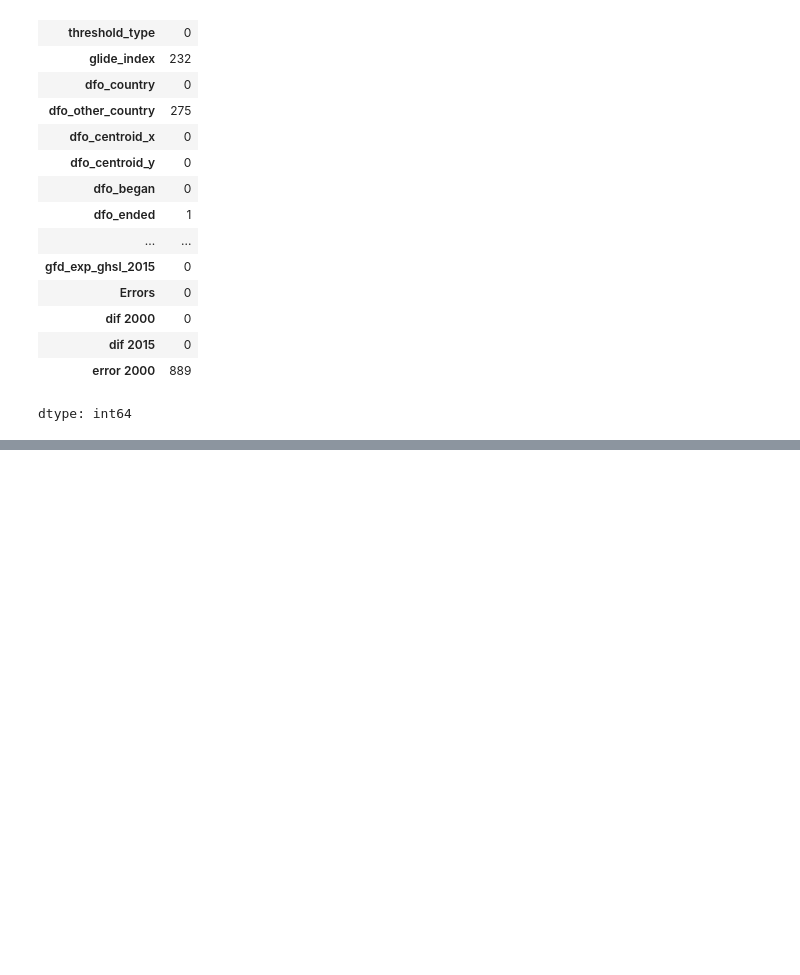
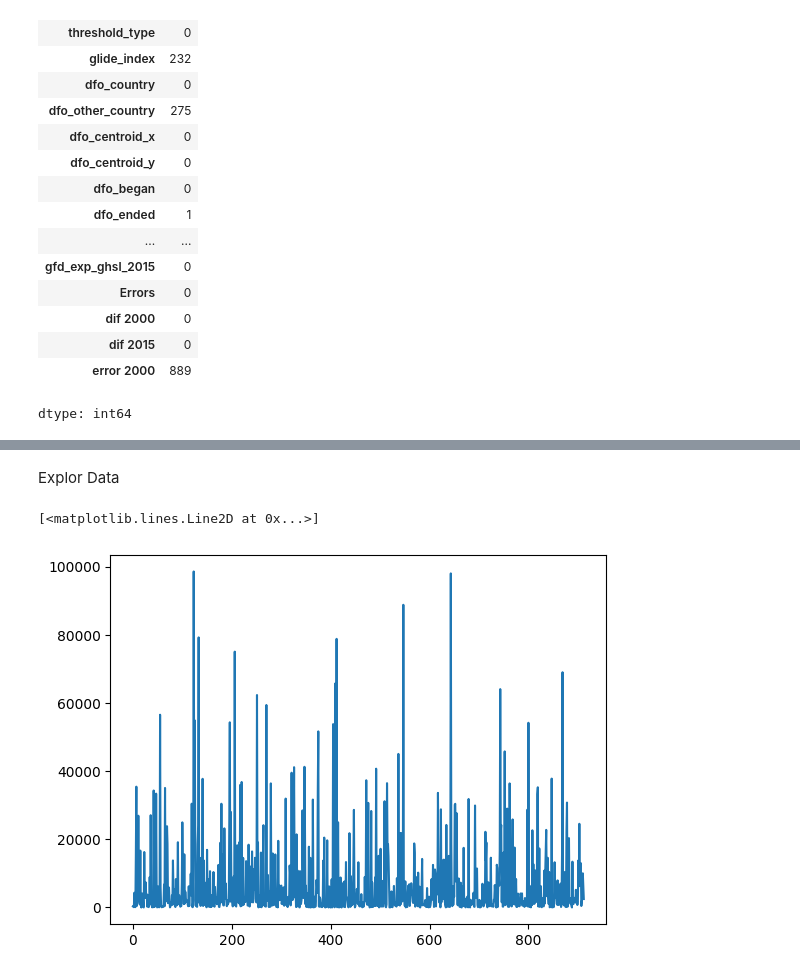
Before and after one commit to sasi-nk/BSC_DPDM2025, a Jupyter notebook: Ch3_Data_Preprocessing.ipynb, the cells around one changed output, grey strips where cells are left out. Drawn from its saved outputs; the diff is of its cells as text; code cells hidden in the pictures; blank space fills up the shorter version.

```diff
--- a/Ch3_Data_Preprocessing.ipynb
+++ b/Ch3_Data_Preprocessing.ipynb
@@ -241,0 +261,8 @@ dtype: int64
+# %% [markdown]
+Explor Data
+# %%
+import matplotlib.pyplot as plt
+plt.plot(flood['gfd_area'])
+# %% [output]
+[<matplotlib.lines.Line2D at 0x...>]
+[figure, added]
```
Also changed, not shown: parts of 25 cells of this notebook.
